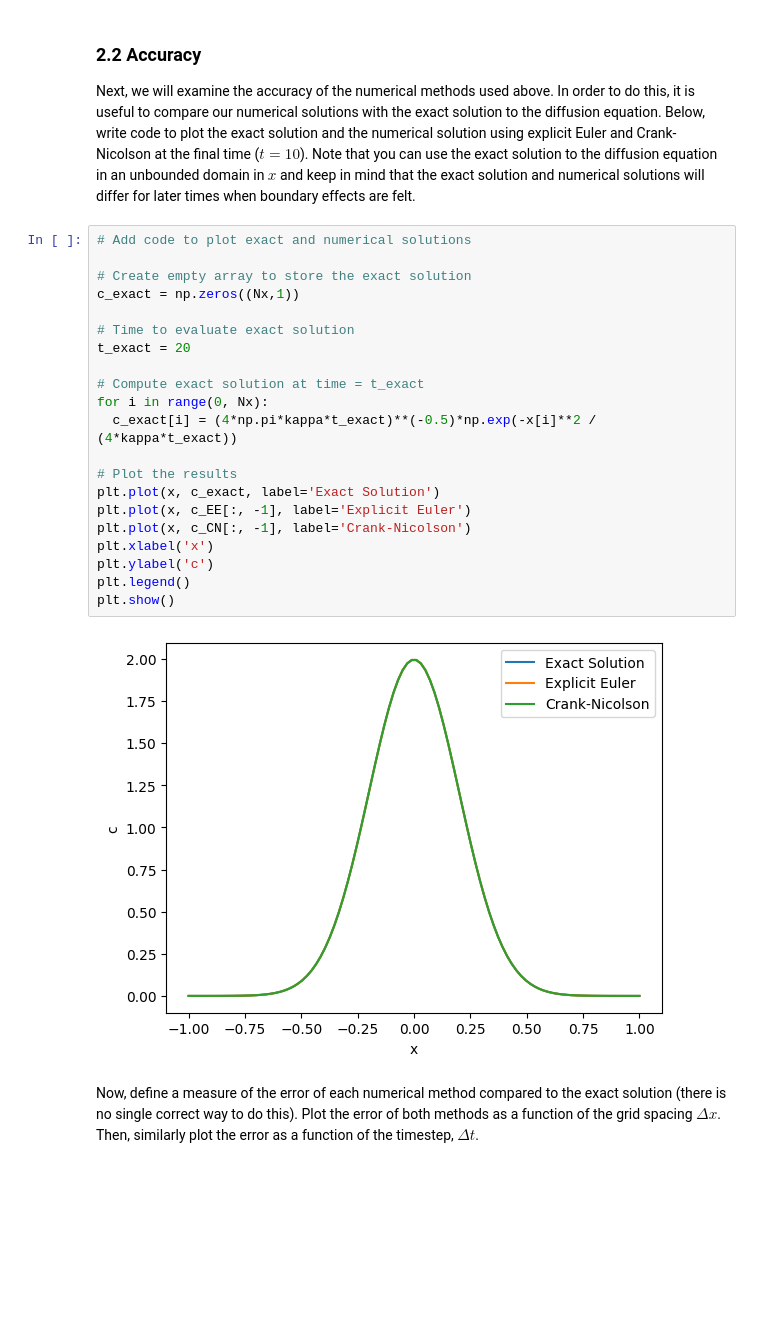
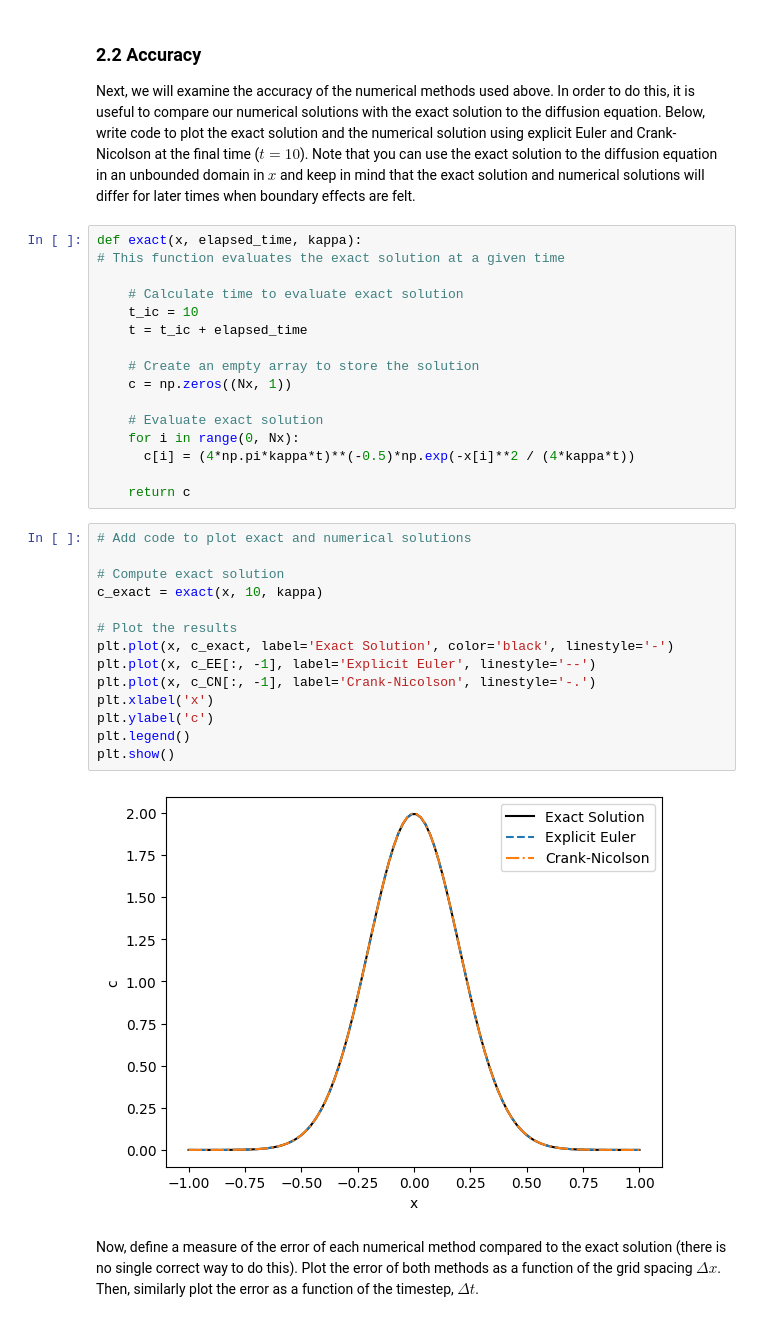
Before and after one commit to jamesalexanderredman/QCES, a Jupyter notebook: Project1_numerical_methods.ipynb, the cells around one changed output. Drawn from its saved outputs; the diff is of its cells as text; blank space fills up the shorter version.

```diff
--- a/Project1_numerical_methods.ipynb
+++ b/Project1_numerical_methods.ipynb
@@ -183,28 +180,37 @@ and otherwise unstable.
 ### 2.2 Accuracy
 <a id='section2pt2'></a>
 Next, we will examine the accuracy of the numerical methods used above. In order to do this, it is useful to compare our numerical solutions with the exact solution to the diffusion equation. Below, write code to plot the exact solution and the numerical solution using explicit Euler and Crank-Nicolson at the final time ($t=10$). Note that you can use the exact solution to the diffusion equation in an unbounded domain in $x$ and keep in mind that the exact solution and numerical solutions will differ for later times when boundary effects are felt.
+# %%
+def exact(x, elapsed_time, kappa):
+# This function evaluates the exact solution at a given time
+
+    # Calculate time to evaluate exact solution
+    t_ic = 10
+    t = t_ic + elapsed_time
+
+    # Create an empty array to store the solution
+    c = np.zeros((Nx, 1))
+
+    # Evaluate exact solution
+    for i in range(0, Nx):
+      c[i] = (4*np.pi*kappa*t)**(-0.5)*np.exp(-x[i]**2 / (4*kappa*t))
+
+    return c
 # %%
 # Add code to plot exact and numerical solutions
 
-# Create empty array to store the exact solution
-c_exact = np.zeros((Nx,1))
-
-# Time to evaluate exact solution
-t_exact = 20
-
-# Compute exact solution at time = t_exact
-for i in range(0, Nx):
-  c_exact[i] = (4*np.pi*kappa*t_exact)**(-0.5)*np.exp(-x[i]**2 / (4*kappa*t_exact))
+# Compute exact solution
+c_exact = exact(x, 10, kappa)
 
 # Plot the results
-plt.plot(x, c_exact, label='Exact Solution')
-plt.plot(x, c_EE[:, -1], label='Explicit Euler')
-plt.plot(x, c_CN[:, -1], label='Crank-Nicolson')
+plt.plot(x, c_exact, label='Exact Solution', color='black', linestyle='-')
+plt.plot(x, c_EE[:, -1], label='Explicit Euler', linestyle='--')
+plt.plot(x, c_CN[:, -1], label='Crank-Nicolson', linestyle='-.')
 plt.xlabel('x')
 plt.ylabel('c')
 plt.legend()
 plt.show()
 # %% [output]
-[figure, old version]
+[figure, new version]
 # %% [markdown]
 Now, define a measure of the error of each numerical method compared to the exact solution (there is no single correct way to do this). Plot the error of both methods as a function of the grid spacing $\Delta x$. Then, similarly plot the error as a function of the timestep, $\Delta t$.
```
Also changed, not shown: parts of 6 cells of this notebook.
